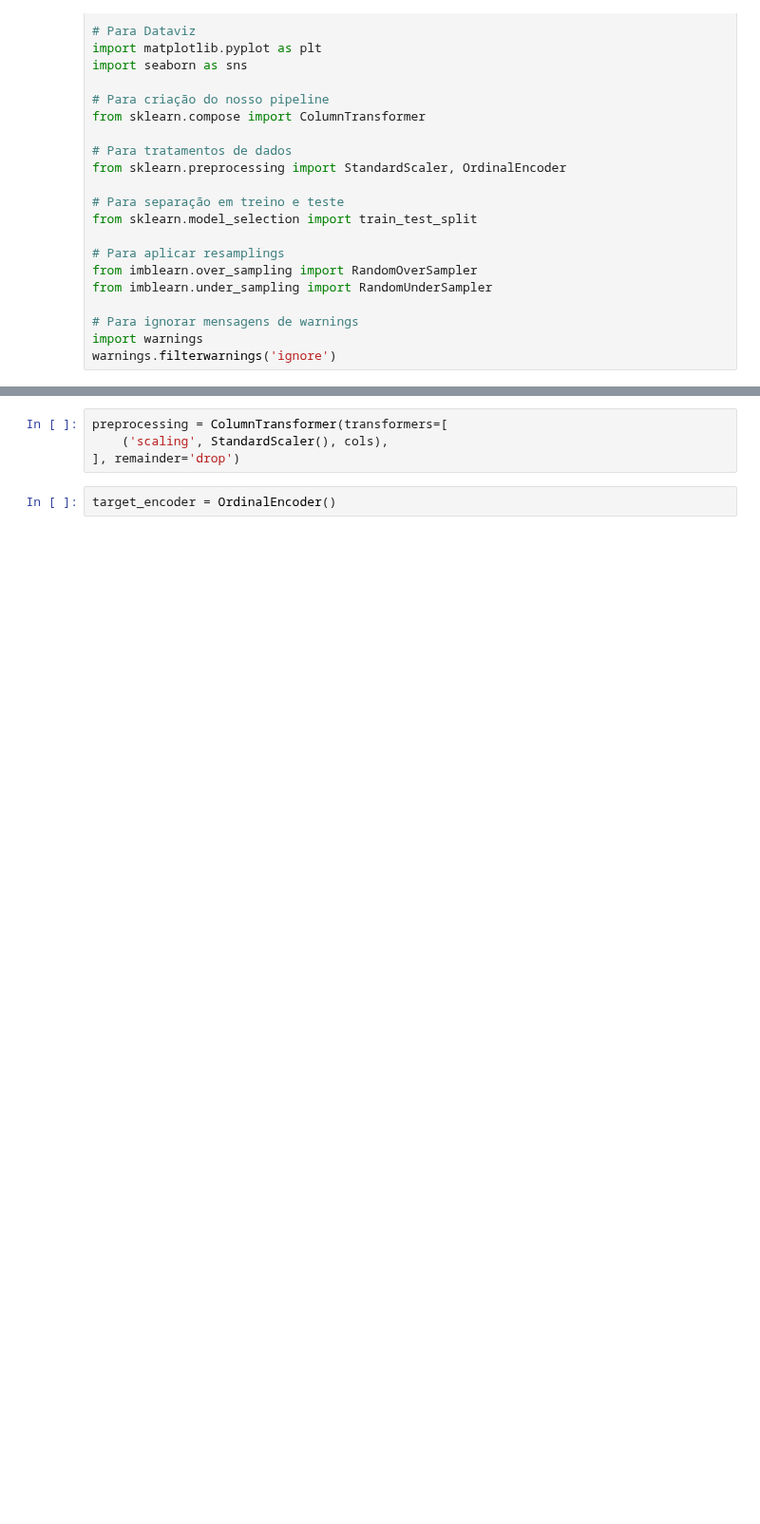
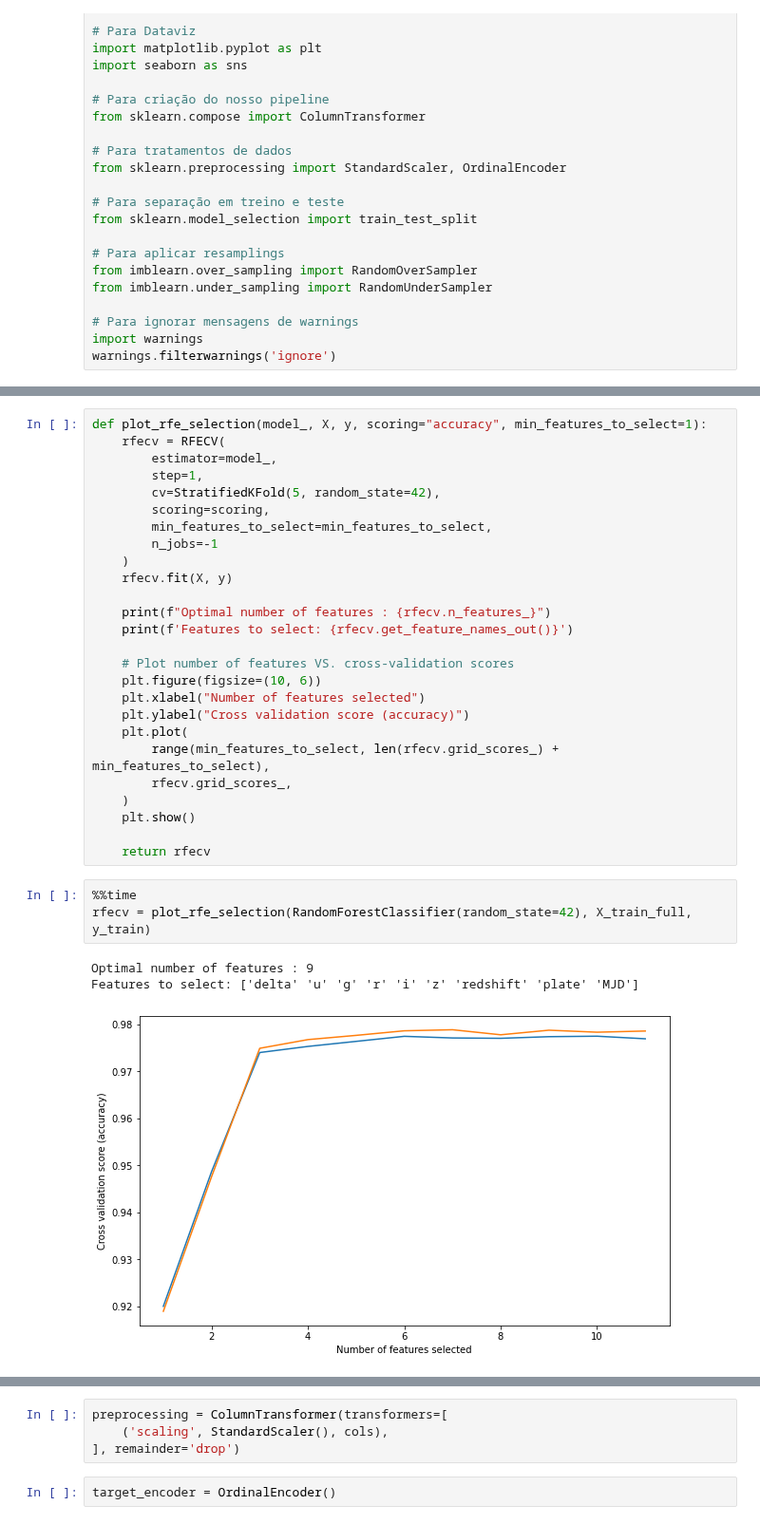
Before and after one commit to gutessitore/StellarClassification, a Jupyter notebook: Relatorio.ipynb, the cells around one changed output, grey strips where cells are left out. Shown at 95% size. Cells and saved outputs as stored; diff of their text form; blank space fills up the shorter version.

```diff
--- a/Relatorio.ipynb
+++ b/Relatorio.ipynb
@@ -136,0 +345,33 @@ df.head()
+# %%
+def plot_rfe_selection(model_, X, y, scoring="accuracy", min_features_to_select=1):
+    rfecv = RFECV(
+        estimator=model_,
+        step=1,
+        cv=StratifiedKFold(5, random_state=42),
+        scoring=scoring,
+        min_features_to_select=min_features_to_select,
+        n_jobs=-1
+    )
+    rfecv.fit(X, y)
+
+    print(f"Optimal number of features : {rfecv.n_features_}")
+    print(f'Features to select: {rfecv.get_feature_names_out()}')
+
+    # Plot number of features VS. cross-validation scores
+    plt.figure(figsize=(10, 6))
+    plt.xlabel("Number of features selected")
+    plt.ylabel("Cross validation score (accuracy)")
+    plt.plot(
+        range(min_features_to_select, len(rfecv.grid_scores_) + min_features_to_select),
+        rfecv.grid_scores_,
+    )
+    plt.show()
+
+    return rfecv
+# %%
+%%time
+rfecv = plot_rfe_selection(RandomForestClassifier(random_state=42), X_train_full, y_train)
+# %% [output]
+Optimal number of features : 9
+Features to select: ['delta' 'u' 'g' 'r' 'i' 'z' 'redshift' 'plate' 'MJD']
+[figure, added]
```
Also changed, not shown: parts of 38 cells of this notebook.
